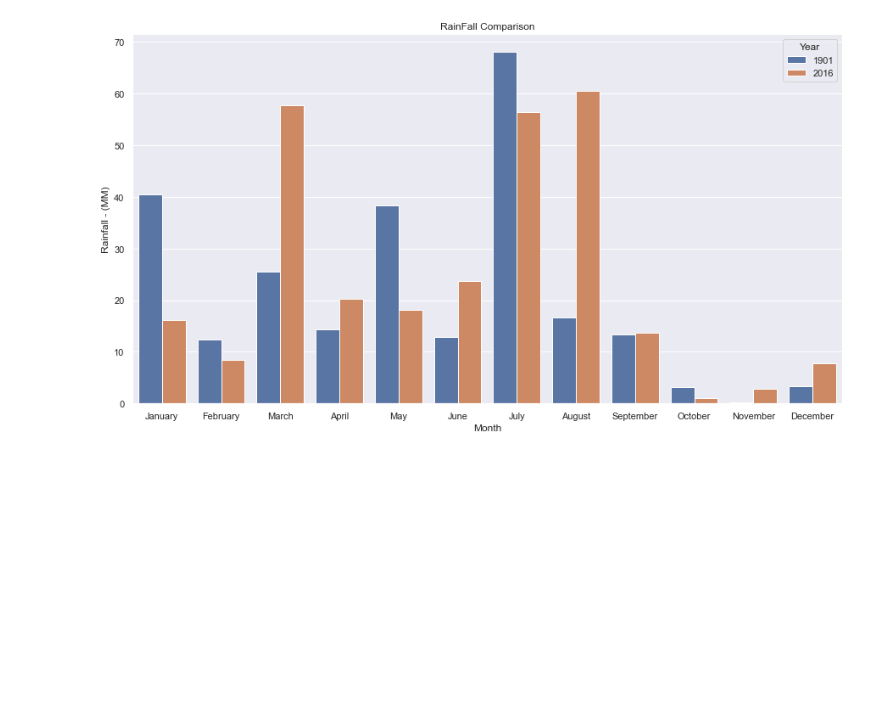
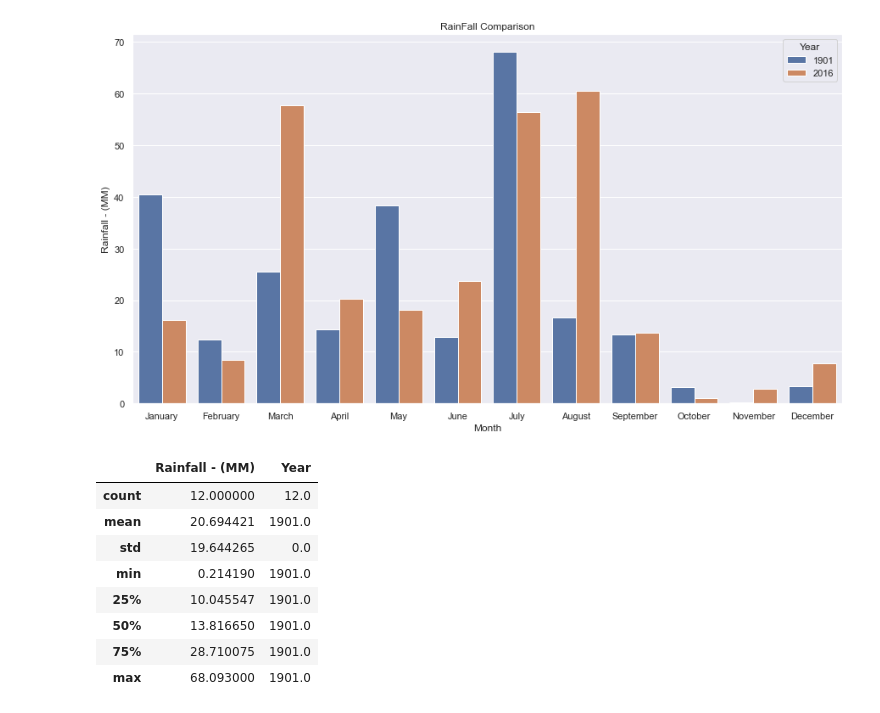
Before and after one commit to SirajAtFiverr/DataScience, a Jupyter notebook: analyse.ipynb, the cells around one changed output. Cells and saved outputs as stored; diff of their text form; code cells hidden in the pictures; blank space fills up the shorter version.

```diff
--- a/analyse.ipynb
+++ b/analyse.ipynb
@@ -104,6 +104,18 @@ plt.title('RainFall Comparison')
 plt.show()
 # %% [output]
 [figure]
+# %%
+data_1901.describe()
+# %% [output]
+|  | Rainfall - (MM) | Year |
+| count | 12.000000 | 12.0 |
+| mean | 20.694421 | 1901.0 |
+| std | 19.644265 | 0.0 |
+| min | 0.214190 | 1901.0 |
+| 25% | 10.045547 | 1901.0 |
+| 50% | 13.816650 | 1901.0 |
+| 75% | 28.710075 | 1901.0 |
+| max | 68.093000 | 1901.0 |
 # %%
 import plotly.express as px
 
```
